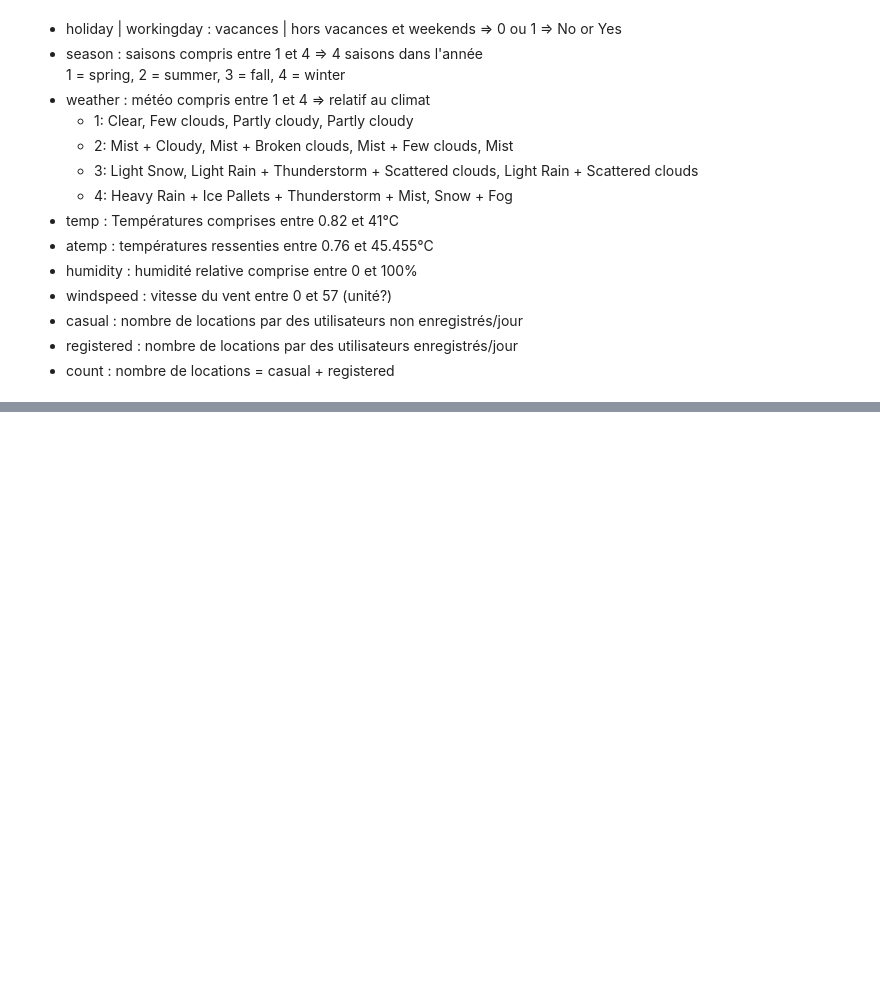
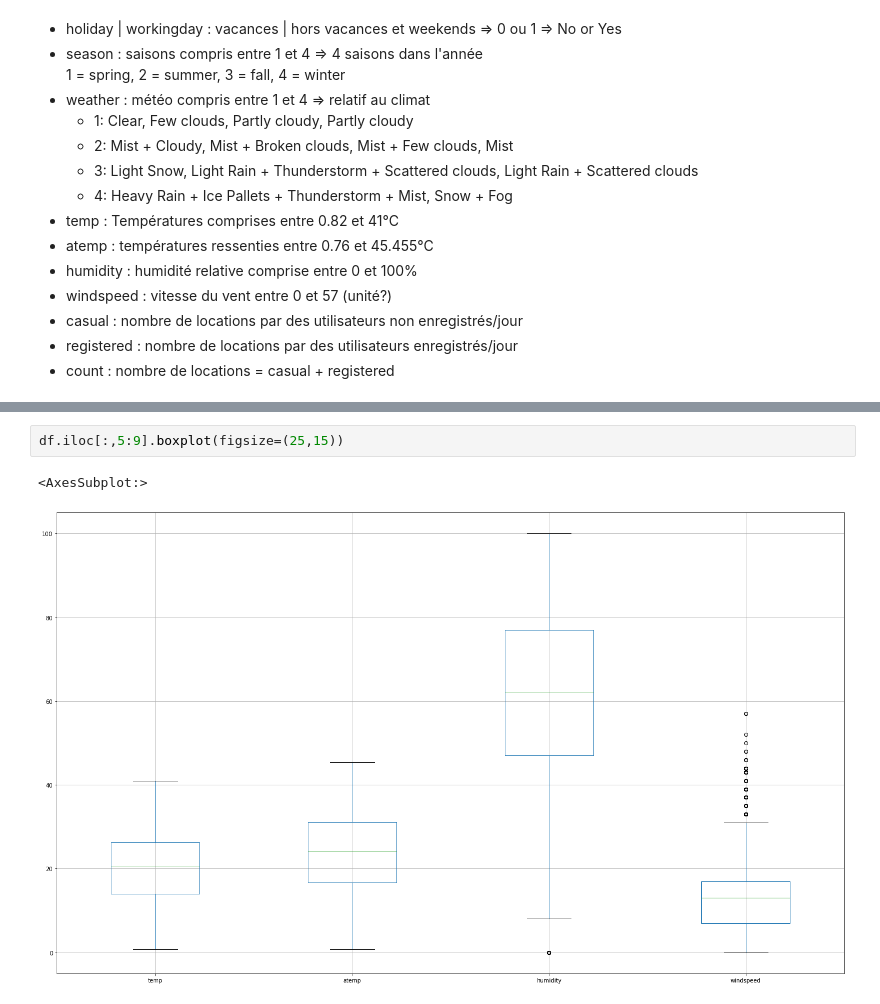
Before and after one commit to RudyBourez/Bike_Sharing, a Jupyter notebook: analyses_rudy.ipynb, the cells around one changed output, grey strips where cells are left out. Drawn from its saved outputs; the diff is of its cells as text; blank space fills up the shorter version.

```diff
--- a/analyses_rudy.ipynb
+++ b/analyses_rudy.ipynb
@@ -72,0 +125,5 @@ df.describe()
+# %%
+df.iloc[:,5:9].boxplot(figsize=(25,15))
+# %% [output]
+<AxesSubplot:>
+[figure, added]
```
Also changed, not shown: parts of 14 cells of this notebook.
